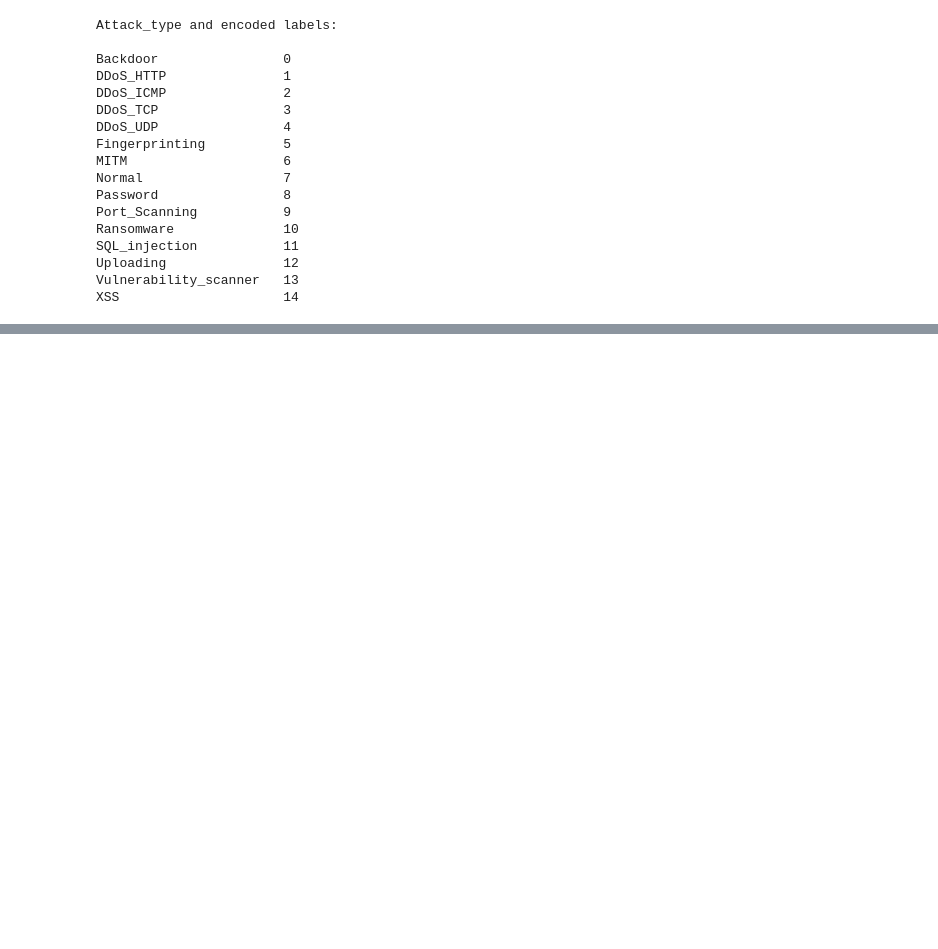
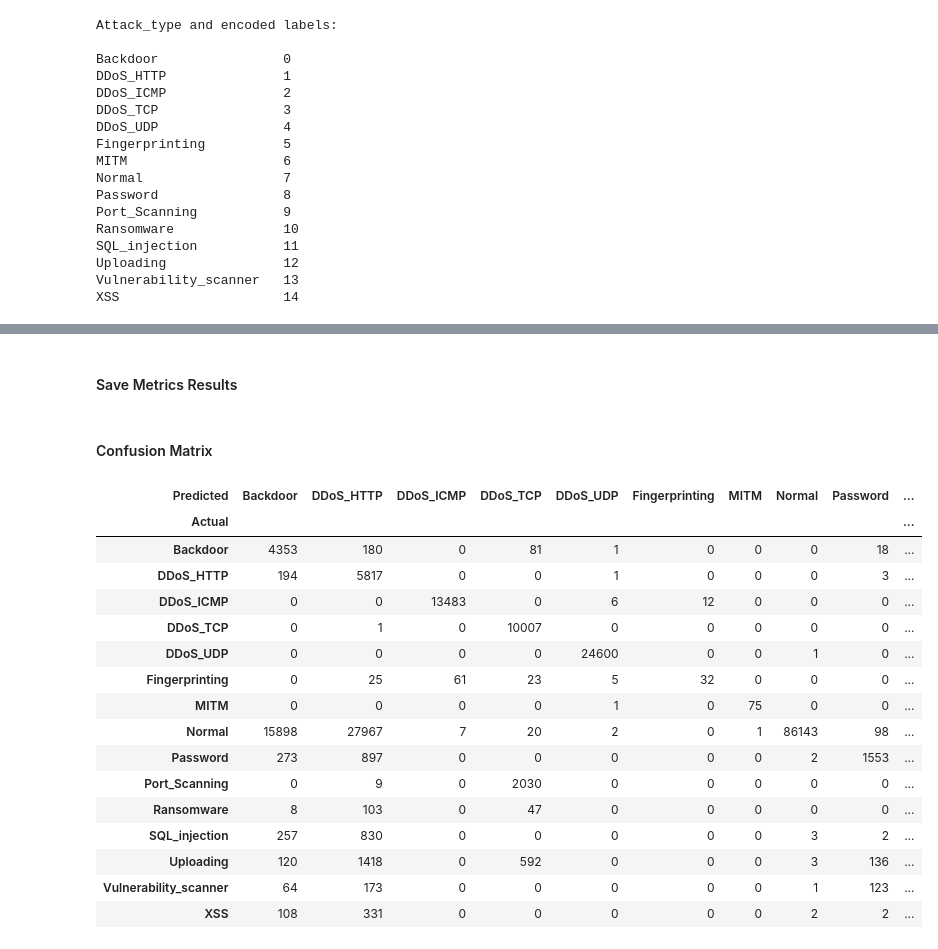
Before and after one commit to Tiago1Ribeiro/tabular_data_augmentation, a Jupyter notebook: notebooks/3_neural_net_evaluation.ipynb, the cells around one changed output, grey strips where cells are left out. Cells and saved outputs as stored; diff of their text form; code cells hidden in the pictures; blank space fills up the shorter version.

```diff
--- a/notebooks/3_neural_net_evaluation.ipynb
+++ b/notebooks/3_neural_net_evaluation.ipynb
@@ -194,0 +183,3 @@ XSS                     14
+# %%
+y_train = tf.keras.utils.to_categorical(y_train)
+y_test = tf.keras.utils.to_categorical(y_test)
@@ -194,0 +188,13 @@ XSS                     14
+# %%
+# Instantiate the StandardScaler
+scaler = StandardScaler()
+
+# Fit the scaler to the training data and transform
+X_train = scaler.fit_transform(X_train)
+
+# Transform the test data
+X_test = scaler.transform(X_test)
+
+# Mean and standard deviation of X_train and X_test
+print(f'X_train mean: {X_train.mean():.2f}, X_train std: {X_train.std():.2f}')
+print(f'X_test  mean:  {X_test.mean():.2f}, X_test  std: {X_test.std():.2f}')
@@ -194,0 +238,7 @@ XSS                     14
+# %%
+# Train the model
+history = model.fit(X_train,
+                    y_train,
+                    epochs=100,
+                    batch_size=512,
+                    callbacks=[monitor, checkpoint])
@@ -194,0 +268,3 @@ XSS                     14
+# %%
+# predict probabilities for test set and get the index of the highest probability
+predictions = tf.argmax(model.predict(X_test), axis=1)
@@ -194,0 +290,2 @@ XSS                     14
+# %% [markdown]
+#### Save Metrics Results
@@ -194,0 +306,38 @@ XSS                     14
+# %% [markdown]
+#### Confusion Matrix
+# %%
+conf_mat = metrics.confusion_matrix(tf.argmax(y_test, axis=1), predictions)
+
+attack_labels = ['Backdoor', 'DDoS_HTTP', 'DDoS_ICMP', 'DDoS_TCP', 'DDoS_UDP',
+'Fingerprinting', 'MITM', 'Normal', 'Password', 'Port_Scanning', 'Ransomware',
+'SQL_injection', 'Uploading', 'Vulnerability_scanner', 'XSS']
+
+# Create a dataframe from the confusion matrix
+conf_mat_df = pd.DataFrame(conf_mat,
+                            index = attack_labels,
+                            columns = attack_labels)
+conf_mat_df.index.name = 'Actual'
+conf_mat_df.columns.name = 'Predicted'
+
+
+# Save the confusion matrix
+conf_mat_df.to_csv(f"../results/conf_matrix/{results['model']}_{results['augmentations']}.csv")
+conf_mat_df
+# %% [output]
+| Predicted | Backdoor | DDoS_HTTP | DDoS_ICMP | DDoS_TCP | DDoS_UDP | Fingerprinting | MITM | Normal | Password | ... |
+| Actual |  |  |  |  |  |  |  |  |  | ... |
+| Backdoor | 4353 | 180 | 0 | 81 | 1 | 0 | 0 | 0 | 18 | ... |
+| DDoS_HTTP | 194 | 5817 | 0 | 0 | 1 | 0 | 0 | 0 | 3 | ... |
+| DDoS_ICMP | 0 | 0 | 13483 | 0 | 6 | 12 | 0 | 0 | 0 | ... |
+| DDoS_TCP | 0 | 1 | 0 | 10007 | 0 | 0 | 0 | 0 | 0 | ... |
+| DDoS_UDP | 0 | 0 | 0 | 0 | 24600 | 0 | 0 | 1 | 0 | ... |
+| Fingerprinting | 0 | 25 | 61 | 23 | 5 | 32 | 0 | 0 | 0 | ... |
+| MITM | 0 | 0 | 0 | 0 | 1 | 0 | 75 | 0 | 0 | ... |
+| Normal | 15898 | 27967 | 7 | 20 | 2 | 0 | 1 | 86143 | 98 | ... |
+| Password | 273 | 897 | 0 | 0 | 0 | 0 | 0 | 2 | 1553 | ... |
+| Port_Scanning | 0 | 9 | 0 | 2030 | 0 | 0 | 0 | 0 | 0 | ... |
+| Ransomware | 8 | 103 | 0 | 47 | 0 | 0 | 0 | 0 | 0 | ... |
+| SQL_injection | 257 | 830 | 0 | 0 | 0 | 0 | 0 | 3 | 2 | ... |
+| Uploading | 120 | 1418 | 0 | 592 | 0 | 0 | 0 | 3 | 136 | ... |
+| Vulnerability_scanner | 64 | 173 | 0 | 0 | 0 | 0 | 0 | 1 | 123 | ... |
+| XSS | 108 | 331 | 0 | 0 | 0 | 0 | 0 | 2 | 2 | ... |
```
Also changed, not shown: parts of 16 cells of this notebook, 5 other files.
